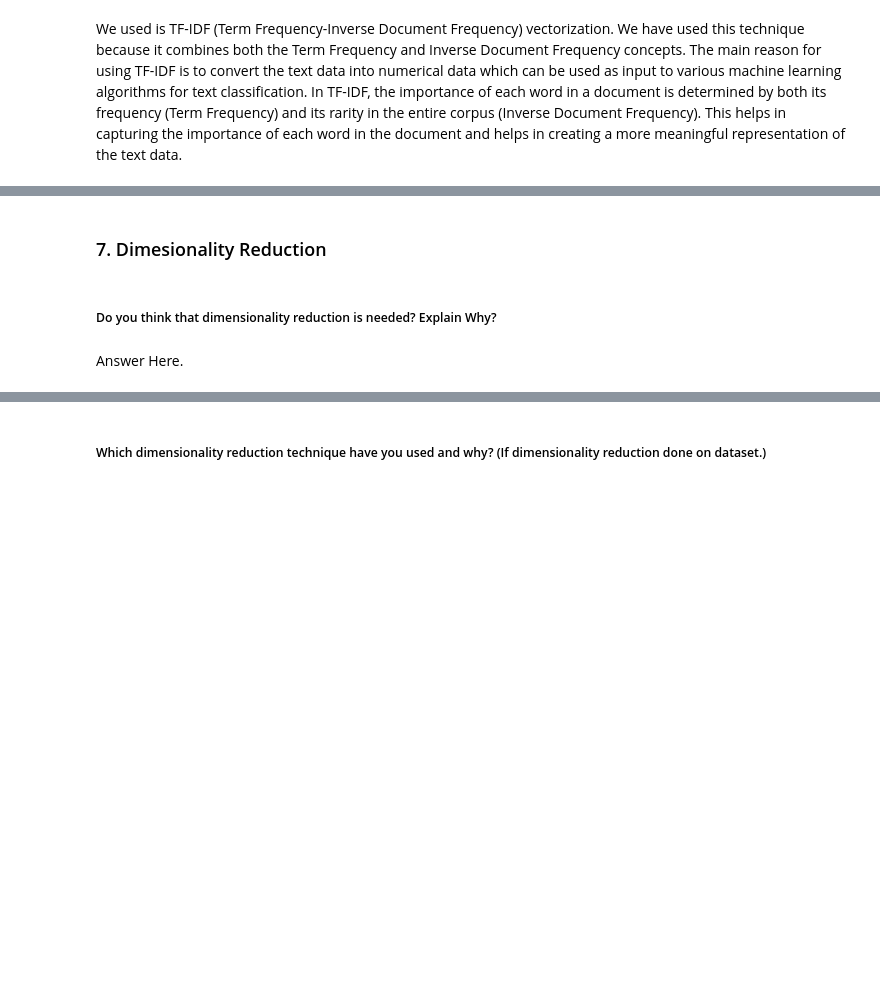
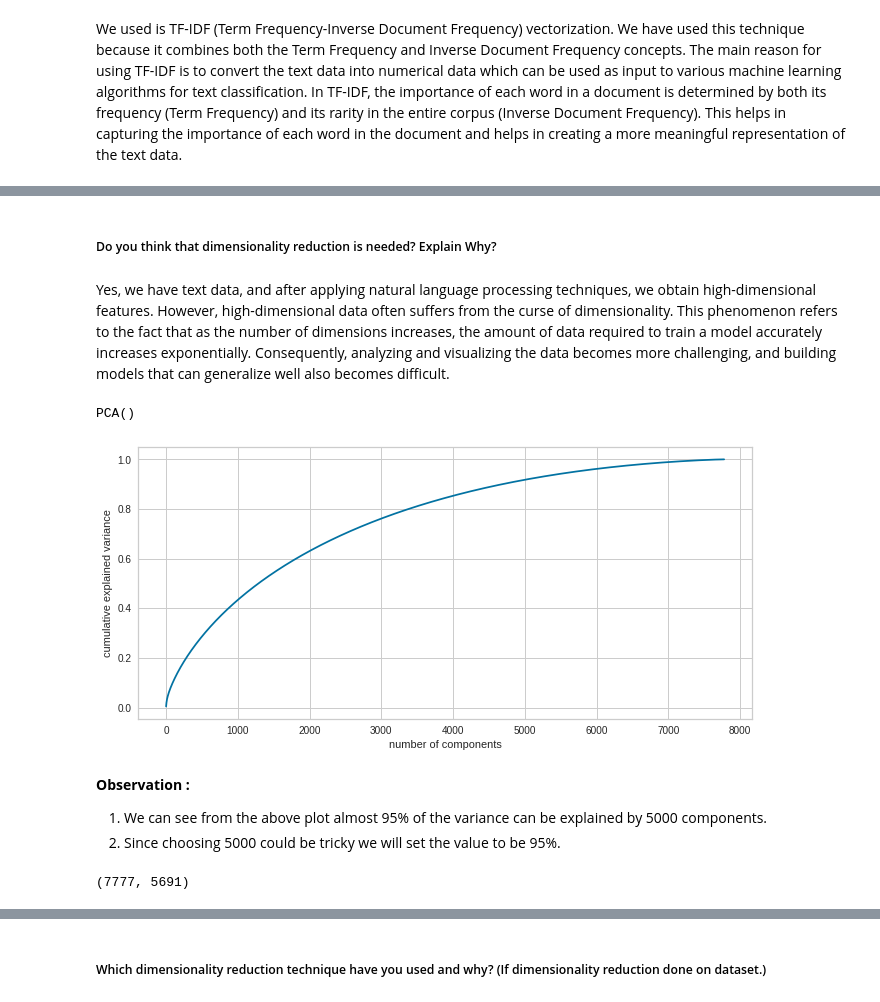
Before and after one commit to HKishanPatel/Netflix-Movies-and-TV-Shows-Clustering, a Jupyter notebook: Netflix_Movies_and_TV_Shows_Clustering.ipynb, the cells around one changed output, grey strips where cells are left out. Saved outputs shown, nothing was run; the diff lists cells and outputs as text; code cells hidden in the pictures; blank space fills up the shorter version.

```diff
--- a/Netflix_Movies_and_TV_Shows_Clustering.ipynb
+++ b/Netflix_Movies_and_TV_Shows_Clustering.ipynb
@@ -1315,8 +1287,30 @@ Answer Here.
-# %% [markdown]
-### 7. Dimesionality Reduction
 # %% [markdown]
 ##### Do you think that dimensionality reduction is needed? Explain Why?
-# %% [markdown]
-Answer Here.
+# %% [markdown]
+Yes, we have text data, and after applying natural language processing techniques, we obtain high-dimensional features. However, high-dimensional data often suffers from the curse of dimensionality. This phenomenon refers to the fact that as the number of dimensions increases, the amount of data required to train a model accurately increases exponentially. Consequently, analyzing and visualizing the data becomes more challenging, and building models that can generalize well also becomes difficult.
 # %%
-# DImensionality Reduction (If needed)
+# DImensionality Reduction
+pca = PCA()
+pca.fit(X)
+# %% [output]
+PCA()
+# %%
+# Lets plot explained var v/s comp to check how many components to be considered.
+plt.figure(figsize=(11,5))
+plt.plot(np.cumsum(pca.explained_variance_ratio_))
+plt.xlabel('number of components')
+plt.ylabel('cumulative explained variance')
+plt.show()
+# %% [output]
+[figure, added]
+# %% [markdown]
+**Observation :**
+1. We can see from the above plot almost 95% of the variance can be explained by 5000 components.
+2. Since choosing 5000 could be tricky we will set the value to be 95%.
+# %%
+pca_tuned = PCA(n_components=0.95)
+pca_tuned.fit(X)
+X_transformed = pca_tuned.transform(X)
+X_transformed.shape
+# %% [output]
+(7777, 5691)
```
Also changed, not shown: parts of 30 cells of this notebook.
